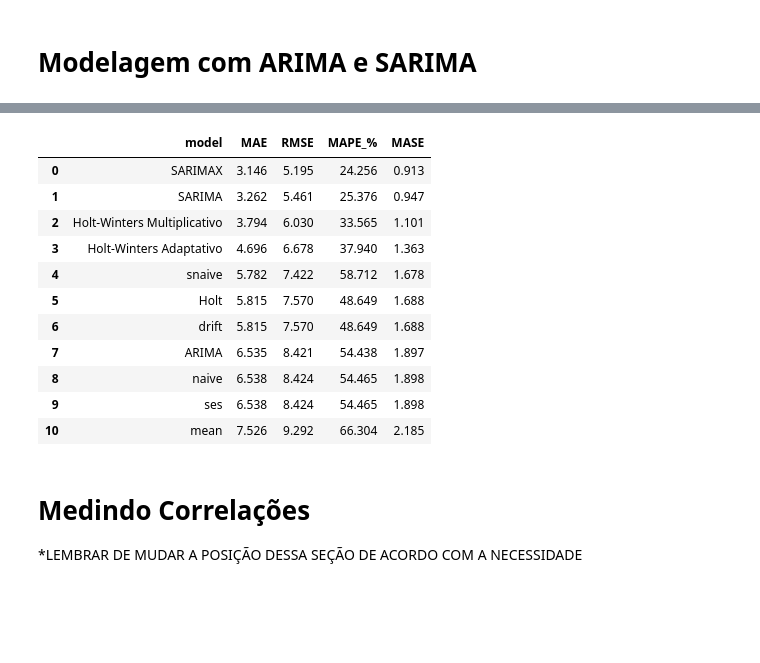
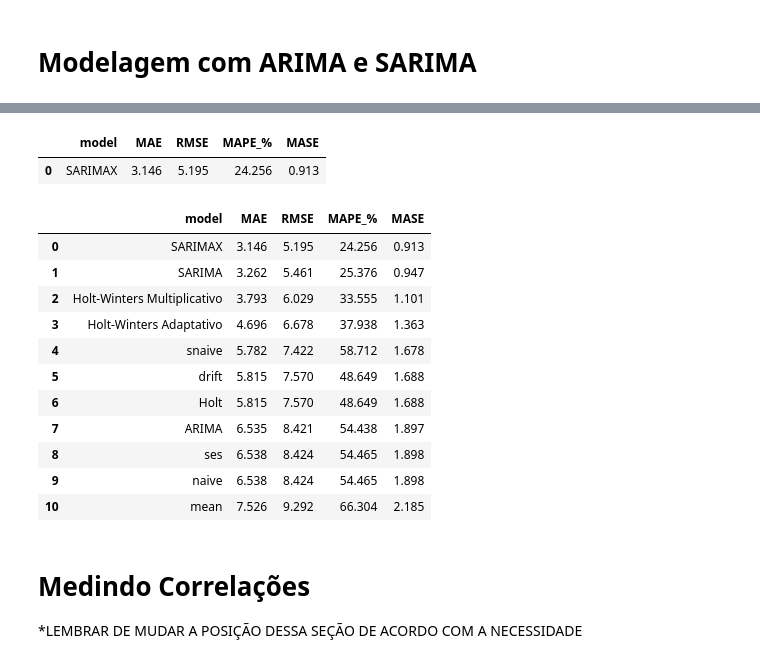
Before and after one commit to GuilhermeCastilho02/Series-Temporais-A2, a Jupyter notebook: trabalho_a2.ipynb, the cells around one changed output, grey strips where cells are left out. Saved outputs shown, nothing was run; the diff lists cells and outputs as text; code cells hidden in the pictures; blank space fills up the shorter version.

Commit message:
pequena organização do código com a função calculate_metrics

```diff
--- a/trabalho_a2.ipynb
+++ b/trabalho_a2.ipynb
@@ -259,25 +249,15 @@ metrics
 # %%
-from statsmodels.tsa.statespace.sarimax import SARIMAX
-
 order = (1, 1, 1)
 seasonal_order = (1, 1, 1, 52)
 
 sarima = SARIMAX(y_tr, order=order, seasonal_order=seasonal_order, enforce_stationarity=False, enforce_invertibility=False).fit()
 sarima_pred = sarima.forecast(steps=h)
 
-sarima_metrics = [{
-    "model": "SARIMA",
-    "MAE":  mean_absolute_error(y_te, sarima_pred),
-    "RMSE": mean_squared_error(y_te, sarima_pred, square_root=True),
-    "MAPE_%": mean_absolute_percentage_error(y_te, sarima_pred) * 100,
-    "MASE": mase_metric(y_te, sarima_pred, y_train=y_tr),
-}]
+sarima_metrics = calculate_metrics("SARIMA", sarima_pred)
+metrics.append(sarima_metrics)
 
-sarima_metrics = pd.DataFrame(sarima_metrics).round(3)
-
-metrics = pd.concat([metrics, sarima_metrics]).sort_values("RMSE").reset_index()
-metrics = metrics.drop(columns="index")
-metrics
+sarima_metrics = pd.DataFrame([sarima_metrics]).round(3)
+sarima_metrics
 # %% [output]
 |  | model | MAE | RMSE | MAPE_% | MASE |
 | 0 | SARIMA | 3.262 | 5.461 | 25.376 | 0.947 |
@@ -293,42 +264,39 @@ metrics
 # %%
 sarimax = SARIMAX(
     y_tr,
     exog=X_tr,
     order=(1, 1, 1),
     seasonal_order=(1, 1, 1, 52),
     enforce_stationarity=False,
     enforce_invertibility=False,
 ).fit()
 
 sarimax_pred = sarimax.forecast(steps=h, exog=X_te)
 sarimax_pred = pd.Series(sarimax_pred, index=y_te.index, name=y_te.name)
 
-sarimax_metrics = [{
-    "model": "SARIMAX",
-    "MAE":  mean_absolute_error(y_te, sarimax_pred),
-    "RMSE": mean_squared_error(y_te, sarimax_pred, square_root=True),
-    "MAPE_%": mean_absolute_percentage_error(y_te, sarimax_pred) * 100,
-    "MASE": mase_metric(y_te, sarimax_pred, y_train=y_tr),
-}]
-
-sarimax_metrics = pd.DataFrame(sarimax_metrics).round(3)
-
-metrics = pd.concat([metrics, sarimax_metrics]).sort_values("RMSE").reset_index()
-metrics = metrics.drop(columns="index")
-metrics
+sarimax_metrics = calculate_metrics("SARIMAX", sarimax_pred)
+metrics.append(sarimax_metrics)
+sarimax_metrics = pd.DataFrame([sarimax_metrics]).round(3)
+sarimax_metrics
 # %% [output]
 |  | model | MAE | RMSE | MAPE_% | MASE |
 | 0 | SARIMAX | 3.146 | 5.195 | 24.256 | 0.913 |
-| 1 | SARIMA | 3.262 | 5.461 | 25.376 | 0.947 |
-| 2 | Holt-Winters Multiplicativo | 3.794 | 6.030 | 33.565 | 1.101 |
-| 3 | Holt-Winters Adaptativo | 4.696 | 6.678 | 37.940 | 1.363 |
-| 4 | snaive | 5.782 | 7.422 | 58.712 | 1.678 |
-| 5 | Holt | 5.815 | 7.570 | 48.649 | 1.688 |
-| 6 | drift | 5.815 | 7.570 | 48.649 | 1.688 |
-| 7 | ARIMA | 6.535 | 8.421 | 54.438 | 1.897 |
-| 8 | naive | 6.538 | 8.424 | 54.465 | 1.898 |
-| 9 | ses | 6.538 | 8.424 | 54.465 | 1.898 |
-| 10 | mean | 7.526 | 9.292 | 66.304 | 2.185 |
+# %%
+metrics = pd.DataFrame(metrics).sort_values("RMSE").reset_index().drop(columns="index").round(3)
+metrics
+# %% [output]
+|  | model | MAE | RMSE | MAPE_% | MASE |
+| 0 | SARIMAX | 3.146 | 5.195 | 24.256 | 0.913 |
+| 1 | SARIMA | 3.262 | 5.461 | 25.376 | 0.947 |
+| 2 | Holt-Winters Multiplicativo | 3.793 | 6.029 | 33.555 | 1.101 |
+| 3 | Holt-Winters Adaptativo | 4.696 | 6.678 | 37.938 | 1.363 |
+| 4 | snaive | 5.782 | 7.422 | 58.712 | 1.678 |
+| 5 | drift | 5.815 | 7.570 | 48.649 | 1.688 |
+| 6 | Holt | 5.815 | 7.570 | 48.649 | 1.688 |
+| 7 | ARIMA | 6.535 | 8.421 | 54.438 | 1.897 |
+| 8 | ses | 6.538 | 8.424 | 54.465 | 1.898 |
+| 9 | naive | 6.538 | 8.424 | 54.465 | 1.898 |
+| 10 | mean | 7.526 | 9.292 | 66.304 | 2.185 |
 # %% [markdown]
 # Medindo Correlações
 
```
Also changed, not shown: parts of 6 cells of this notebook.
